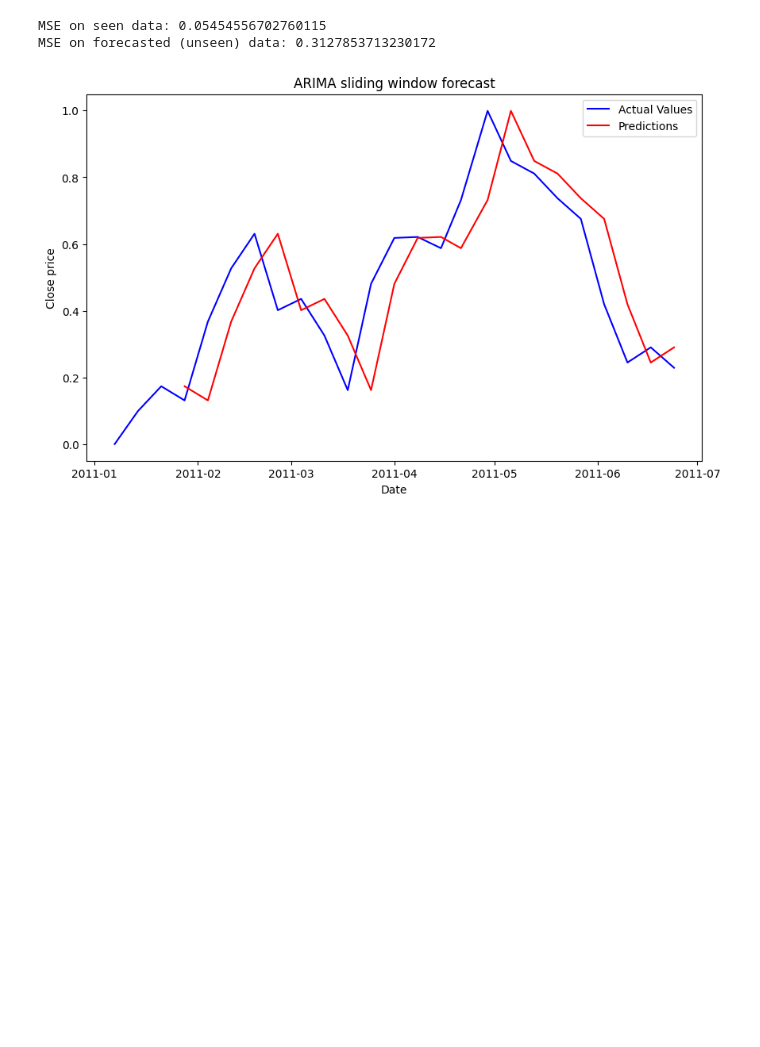
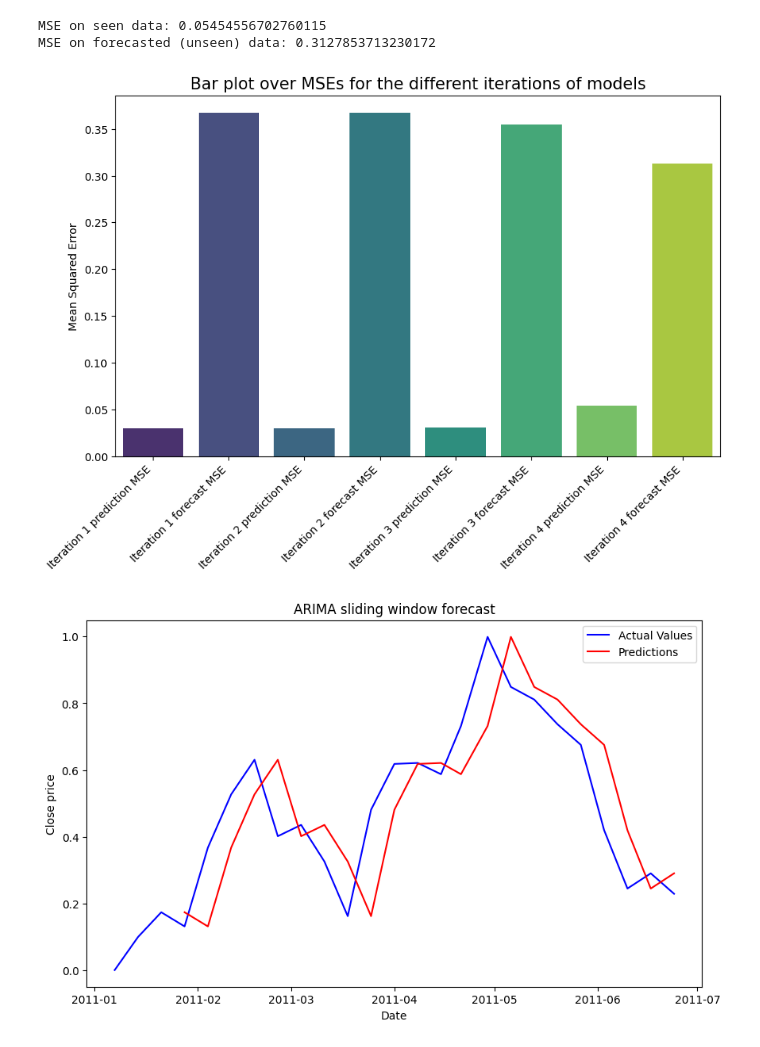
Before and after one commit to Victor-L-Almgren/Collaboration-Repo, a Jupyter notebook: Final_notebook.ipynb, the cells around one changed output. Cells and saved outputs as stored; diff of their text form; code cells hidden in the pictures; blank space fills up the shorter version.

```diff
--- a/Final_notebook.ipynb
+++ b/Final_notebook.ipynb
@@ -899,9 +911,23 @@ mse_pred = mean_squared_error(X_train[1:], prediction)
 mse_forecast = mean_squared_error(X_test, forecast)
 print(f'MSE on seen data: {mse_pred}')
 print(f'MSE on forecasted (unseen) data: {mse_forecast}')
+
+mse_history['Iteration 4 prediction MSE'] = mse_pred
+mse_history['Iteration 4 forecast MSE'] = mse_forecast
 # %% [output]
 [figure]
 MSE on seen data: 0.05454556702760115
 MSE on forecasted (unseen) data: 0.3127853713230172
+# %%
+# Bar plot of MSEs for the first 4 iterations of the model.
+mse_df = pd.DataFrame([mse_history])
+plt.figure(figsize=(10,6))
+sns.barplot(data=mse_df, palette='viridis')
+plt.title('Bar plot over MSEs for the different iterations of models', fontsize=15)
+plt.xticks(rotation=45, ha='right')
+plt.ylabel('Mean Squared Error')
+plt.show()
+# %% [output]
+[figure, added]
 # %%
 # Iteration 5 - Extending/rolling window approach with simpler ARIMA model.
```
Also changed, not shown: parts of 5 cells of this notebook.
